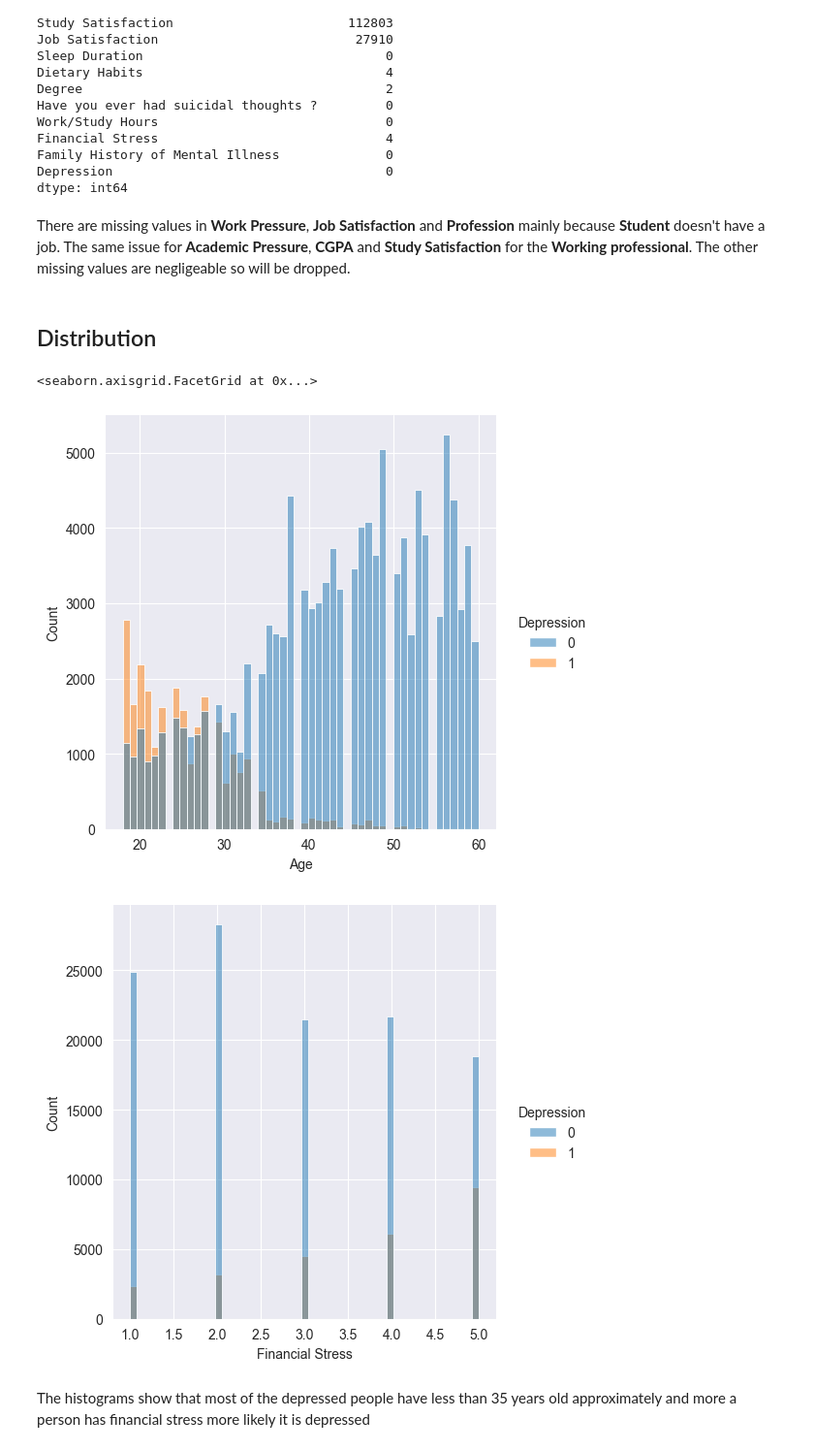
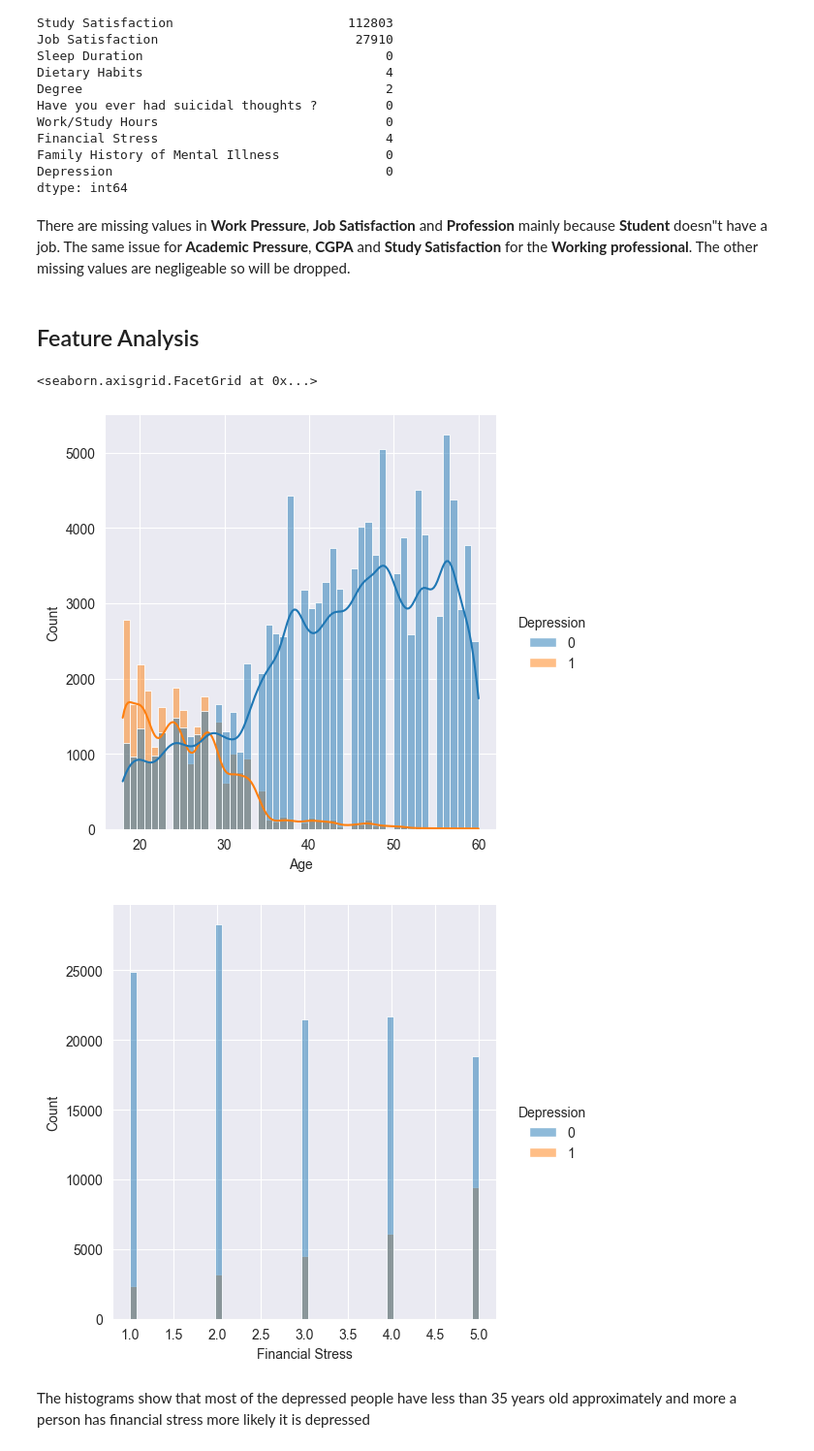
Before and after one commit to Doushabaoo/Mental_Health, a Jupyter notebook: notebooks/Raw_EDA.ipynb, the cells around one changed output. Shown: that part at 97% size. Drawn from its saved outputs; the diff is of its cells as text; code cells hidden in the pictures.

```diff
--- a/notebooks/Raw_EDA.ipynb
+++ b/notebooks/Raw_EDA.ipynb
@@ -87,17 +89,17 @@ Family History of Mental Illness              0
 Depression                                    0
 dtype: int64
 # %% [markdown]
-There are missing values in **Work Pressure**, **Job Satisfaction** and **Profession** mainly because **Student** doesn't have a job. The same issue for **Academic Pressure**, **CGPA** and **Study Satisfaction** for the **Working professional**. The other missing values are negligeable so will be dropped.
+There are missing values in **Work Pressure**, **Job Satisfaction** and **Profession** mainly because **Student** doesn"t have a job. The same issue for **Academic Pressure**, **CGPA** and **Study Satisfaction** for the **Working professional**. The other missing values are negligeable so will be dropped.
 # %% [markdown]
-## Distribution
+## Feature Analysis
 # %%
-sns.set_style('darkgrid')
+sns.set_style("darkgrid")
 
-sns.displot(train, x="Age", hue="Depression")
+sns.displot(train, x="Age", kde=True, hue="Depression")
 sns.displot(train, x="Financial Stress", hue="Depression")
 # %% [output]
 <seaborn.axisgrid.FacetGrid at 0x...>
-[figure, old version]
+[figure, new version]
 [figure]
 # %% [markdown]
 The histograms show that most of the depressed people have less than 35 years old approximately and more a person has financial stress more likely it is depressed
```
Also changed, not shown: parts of 9 cells of this notebook, 3 other files.
